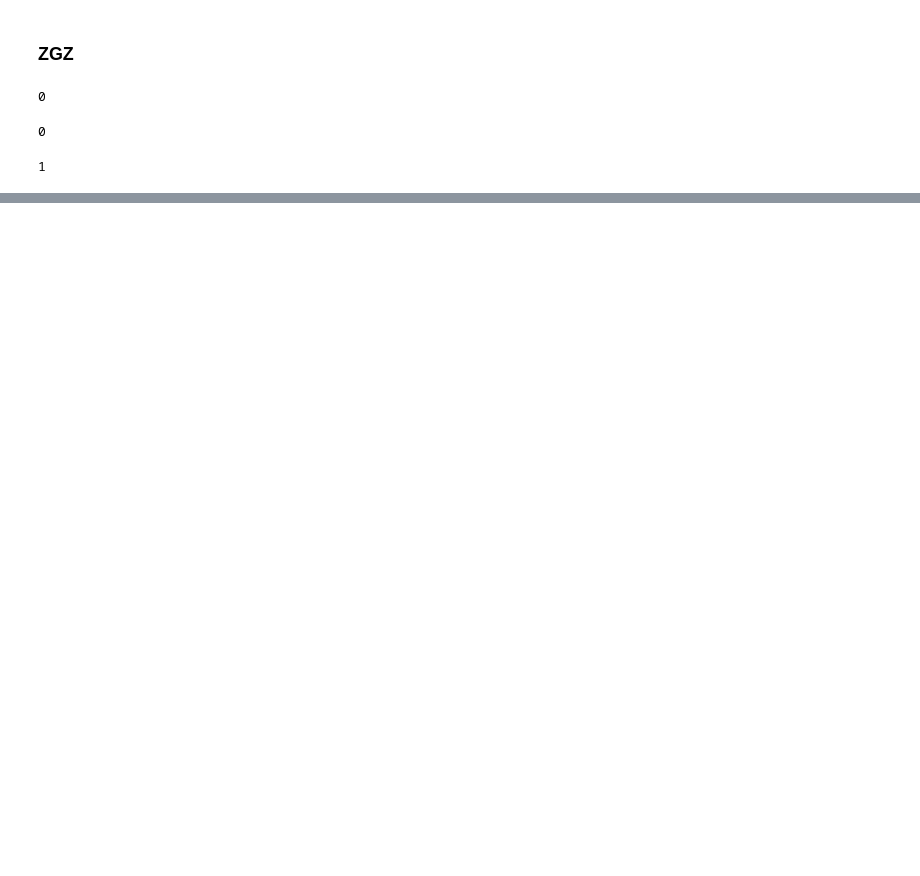
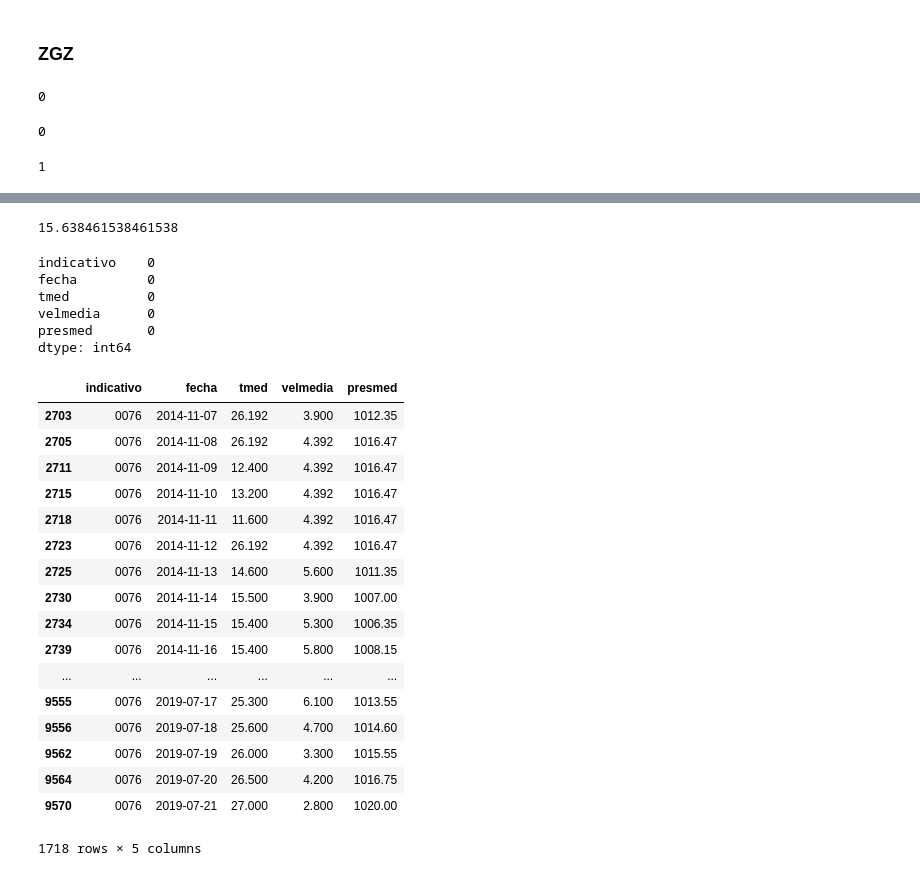
Before and after one commit to TsspGit/Rn_Time_Series, a Jupyter notebook: AEMET/Codes_Daily/First_Data_Handling.ipynb, the cells around one changed output, grey strips where cells are left out. Saved outputs shown, nothing was run; the diff lists cells and outputs as text; code cells hidden in the pictures; blank space fills up the shorter version.

Commit message:
corrections and first attempt to fill nulls with average per month values

```diff
--- a/AEMET/Codes_Daily/First_Data_Handling.ipynb
+++ b/AEMET/Codes_Daily/First_Data_Handling.ipynb
@@ -152,0 +150,3 @@ ZGZ_dropna.to_csv('../Data/Daily/ZGZ/' + 'ZGZ_notnulls.csv')
+# %%
+BCN = BCN[(BCN['fecha'] >= '2013-07-07') & (BCN['fecha'] <= '2019-07-21')].sort_values(['fecha'])
+BCN[BCN['tmed'].isnull()]['tmed']
@@ -152,0 +168,49 @@ ZGZ_dropna.to_csv('../Data/Daily/ZGZ/' + 'ZGZ_notnulls.csv')
+# %%
+BCN['fecha'] = pd.to_datetime(BCN['fecha'])
+# %%
+BCN[(BCN['fecha'].dt.year == 2014) & (BCN['fecha'].dt.month == 11)]['tmed'].mean()
+# %% [output]
+15.638461538461538
+# %%
+years = BCN['fecha'].dt.year.unique()
+months = np.sort(BCN['fecha'].dt.month.unique())
+# %%
+fields_to_fill = ['tmed', 'presmed', 'velmedia']
+for Y in years:
+    for M in months:
+        for key in fields_to_fill:
+            if BCN[BCN[key].isnull()][key].isnull().sum() > 0:
+                try:
+                    BCN[key] = BCN[key].fillna(BCN[(BCN['fecha'].dt.year == Y) & (BCN['fecha'].dt.month == M)][key].mean())
+                except:
+                    continue
+# %%
+BCN.isnull().sum()
+# %% [output]
+indicativo    0
+fecha         0
+tmed          0
+velmedia      0
+presmed       0
+dtype: int64
+# %%
+BCN.iloc[488]
+# %% [output]
+|  | indicativo | fecha | tmed | velmedia | presmed |
+| 2703 | 0076 | 2014-11-07 | 26.192 | 3.900 | 1012.35 |
+| 2705 | 0076 | 2014-11-08 | 26.192 | 4.392 | 1016.47 |
+| 2711 | 0076 | 2014-11-09 | 12.400 | 4.392 | 1016.47 |
+| 2715 | 0076 | 2014-11-10 | 13.200 | 4.392 | 1016.47 |
+| 2718 | 0076 | 2014-11-11 | 11.600 | 4.392 | 1016.47 |
+| 2723 | 0076 | 2014-11-12 | 26.192 | 4.392 | 1016.47 |
+| 2725 | 0076 | 2014-11-13 | 14.600 | 5.600 | 1011.35 |
+| 2730 | 0076 | 2014-11-14 | 15.500 | 3.900 | 1007.00 |
+| 2734 | 0076 | 2014-11-15 | 15.400 | 5.300 | 1006.35 |
+| 2739 | 0076 | 2014-11-16 | 15.400 | 5.800 | 1008.15 |
+| ... | ... | ... | ... | ... | ... |
+| 9555 | 0076 | 2019-07-17 | 25.300 | 6.100 | 1013.55 |
+| 9556 | 0076 | 2019-07-18 | 25.600 | 4.700 | 1014.60 |
+| 9562 | 0076 | 2019-07-19 | 26.000 | 3.300 | 1015.55 |
+| 9564 | 0076 | 2019-07-20 | 26.500 | 4.200 | 1016.75 |
+| 9570 | 0076 | 2019-07-21 | 27.000 | 2.800 | 1020.00 |
+1718 rows × 5 columns
```
Also changed, not shown: parts of 15 cells of this notebook, 10 other files.
